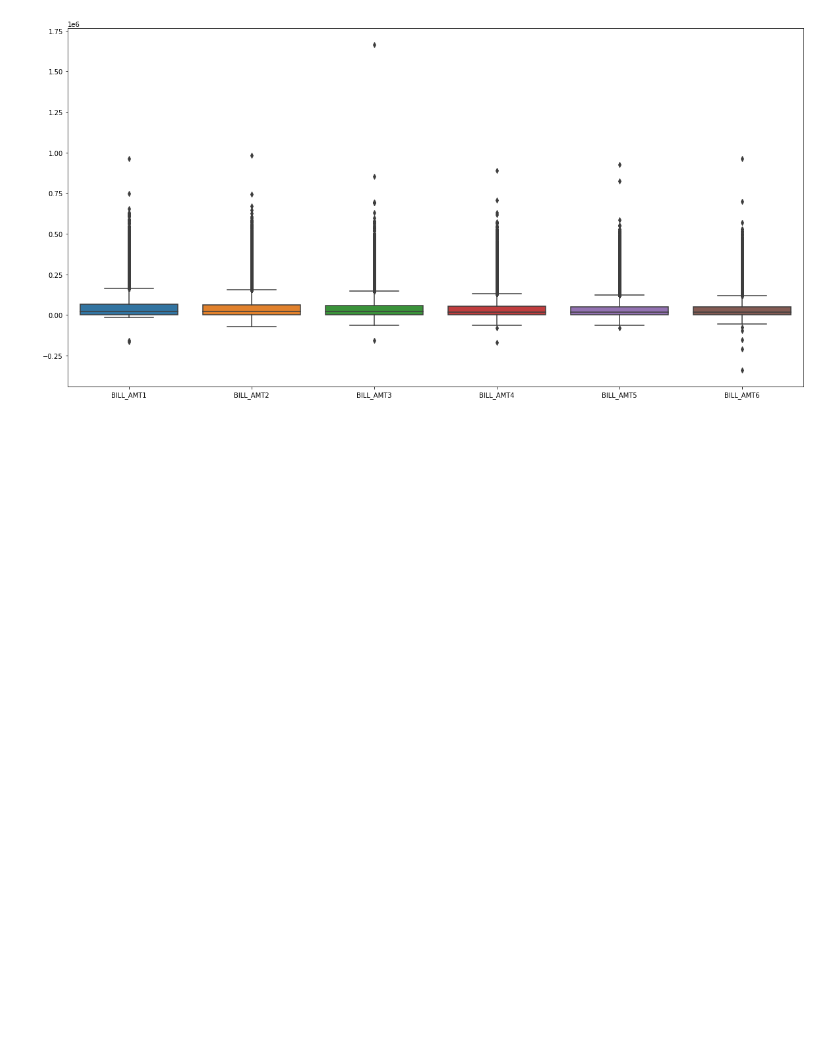
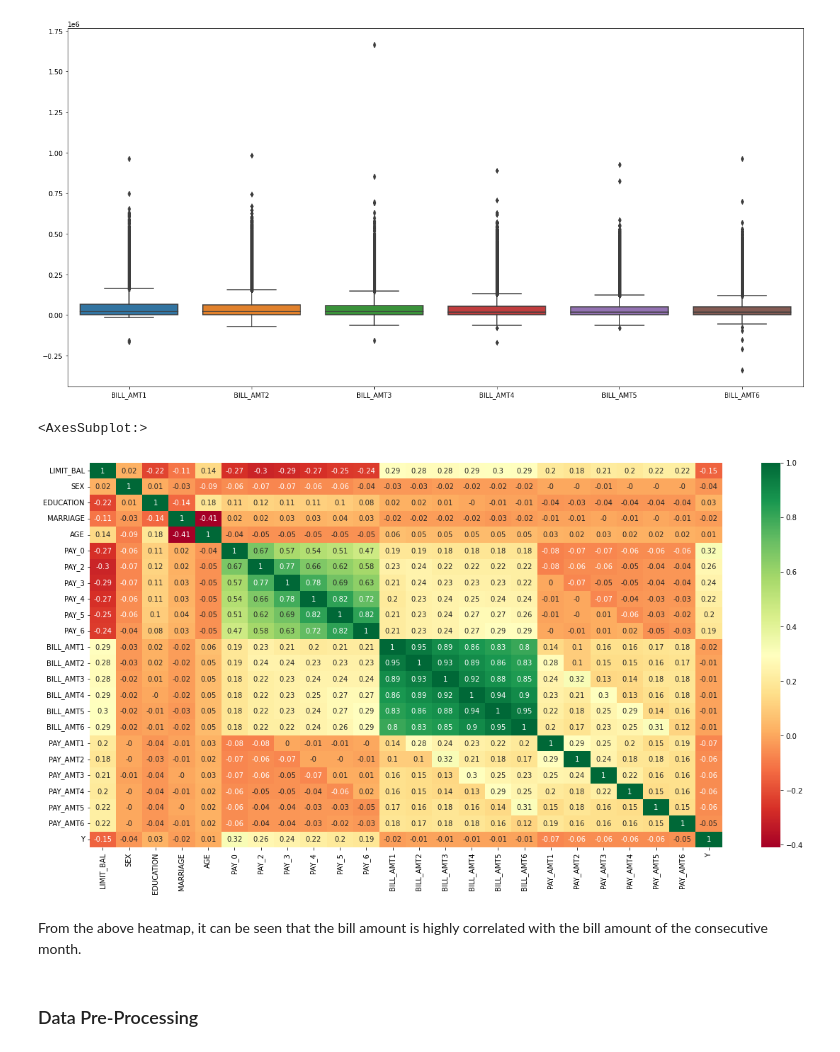
Before and after one commit to krish011/IE7300_ML_Project, a Jupyter notebook: Project_code_n.ipynb, the cells around one changed output. Drawn from its saved outputs; the diff is of its cells as text; code cells hidden in the pictures; blank space fills up the shorter version.

```diff
--- a/Project_code_n.ipynb
+++ b/Project_code_n.ipynb
@@ -431,3 +440,17 @@ sns.boxplot(data=df[cols])
 # %% [output]
 <AxesSubplot:>
 [figure]
+# %%
+# drop the ID column
+df = df.drop(columns = ['ID'])
+# Correlation between different features
+corr = df.corr()
+plt.figure(figsize=(20,10))
+sns.heatmap(round(corr,2), annot=True, cmap='RdYlGn')
+# %% [output]
+<AxesSubplot:>
+[figure, added]
+# %% [markdown]
+From the above heatmap, it can be seen that the bill amount is highly correlated with the bill amount of the consecutive month.
+# %% [markdown]
+### Data Pre-Processing
```
Also changed, not shown: parts of 51 cells of this notebook.
